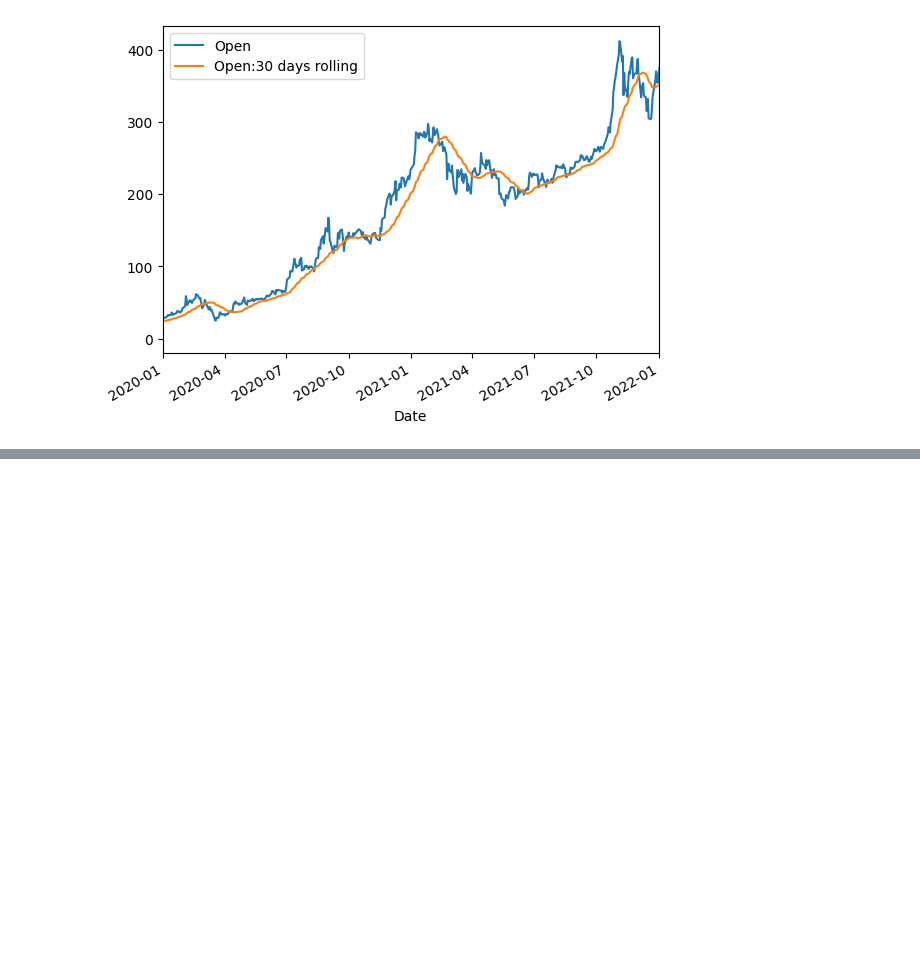
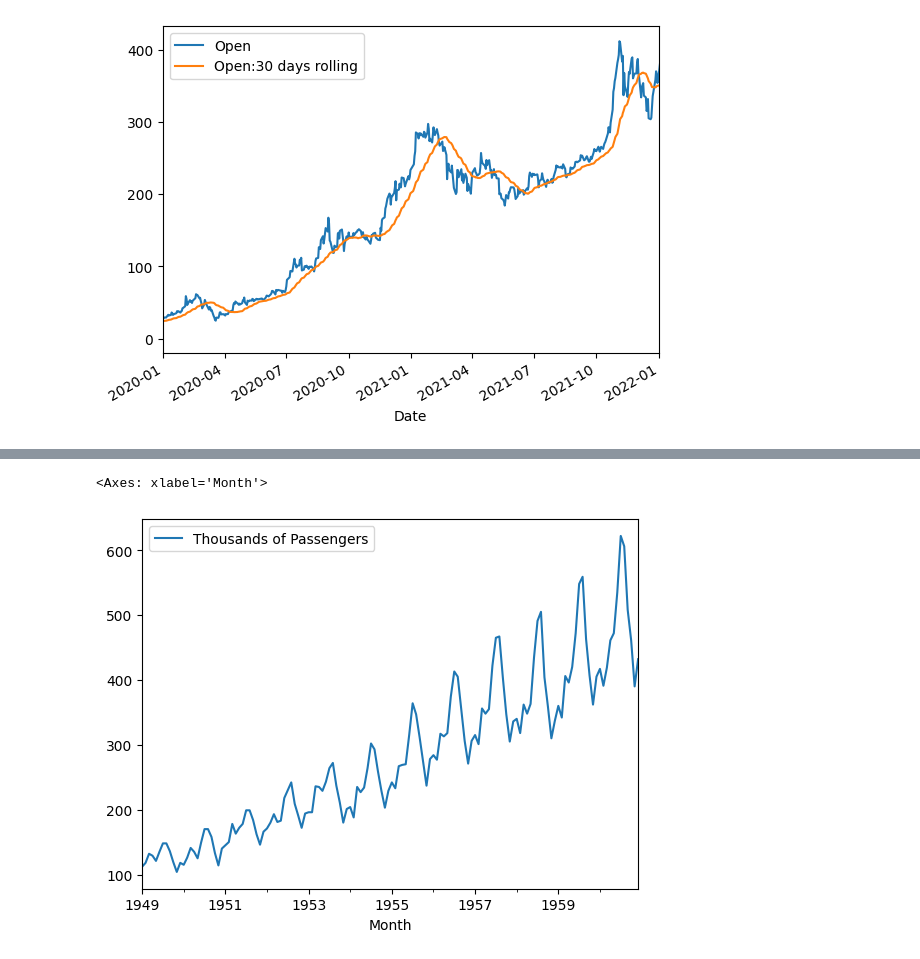
Before and after one commit to AhmAdO9/Machine_learning, a Jupyter notebook: TimeSeriesAnalysis/TimeSeriesAnalysis.ipynb, the cells around one changed output, grey strips where cells are left out. Saved outputs shown, nothing was run; the diff lists cells and outputs as text; code cells hidden in the pictures; blank space fills up the shorter version.

```diff
--- a/TimeSeriesAnalysis/TimeSeriesAnalysis.ipynb
+++ b/TimeSeriesAnalysis/TimeSeriesAnalysis.ipynb
@@ -448,0 +474,2 @@ df[['Open','Open:30 days rolling']].plot(xlim=["2020-01-01","2022-01-01"])
+# %%
+df = pd.read_csv('C:/Users/91962/Downloads/airline_passengers.csv')
@@ -448,0 +519,2 @@ df[['Open','Open:30 days rolling']].plot(xlim=["2020-01-01","2022-01-01"])
+# %%
+df.dropna(axis=0, inplace =True)
@@ -448,0 +543,2 @@ df[['Open','Open:30 days rolling']].plot(xlim=["2020-01-01","2022-01-01"])
+# %%
+df['Month'] = pd.to_datetime(df['Month'])
@@ -448,0 +573,2 @@ df[['Open','Open:30 days rolling']].plot(xlim=["2020-01-01","2022-01-01"])
+# %%
+df.set_index('Month', inplace=True, drop=True)
@@ -448,0 +592,5 @@ df[['Open','Open:30 days rolling']].plot(xlim=["2020-01-01","2022-01-01"])
+# %%
+df.plot()
+# %% [output]
+<Axes: xlabel='Month'>
+[figure, added]
```
Also changed, not shown: parts of 31 cells of this notebook.
